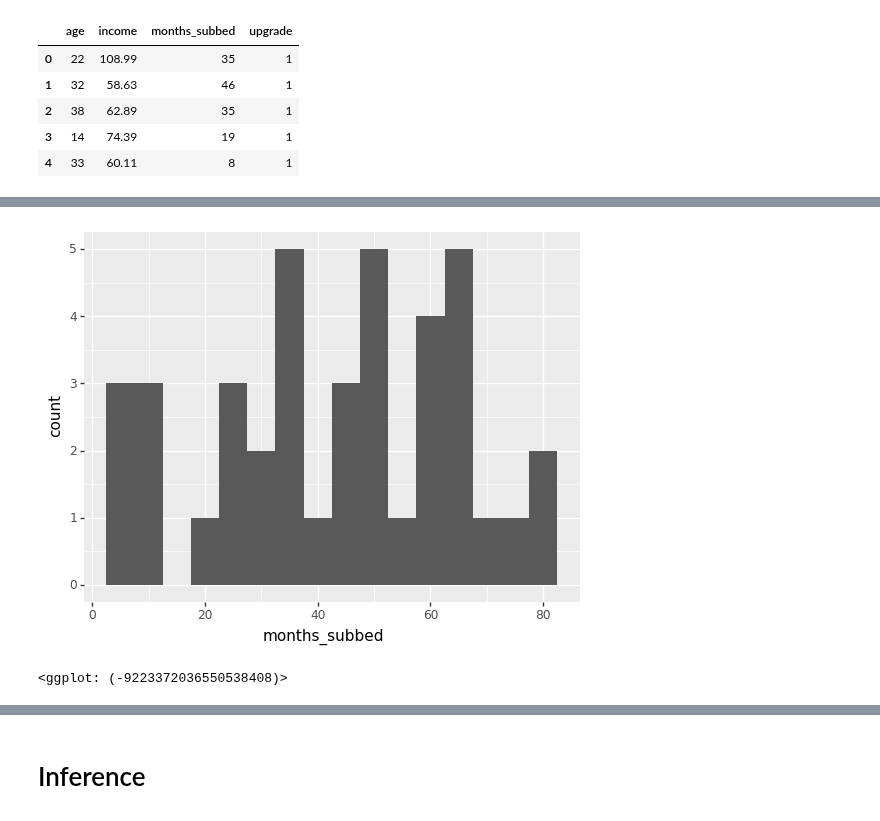
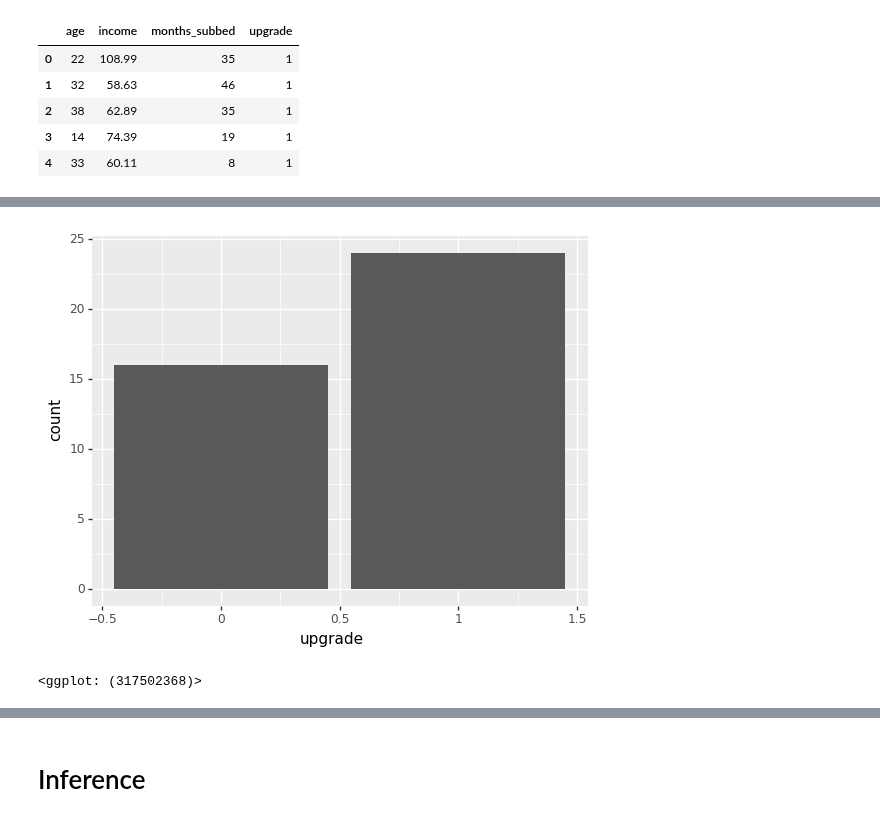
Before and after one commit to chelseaparlett/CPSC392ParlettPelleriti, a Jupyter notebook: InClass/SlidesAndMaterials/Materials/Class9_Blank.ipynb, the cells around one changed output, grey strips where cells are left out. Saved outputs shown, nothing was run; the diff lists cells and outputs as text; code cells hidden in the pictures.

```diff
--- a/InClass/SlidesAndMaterials/Materials/Class9_Blank.ipynb
+++ b/InClass/SlidesAndMaterials/Materials/Class9_Blank.ipynb
@@ -39,7 +46,6 @@ fashion.head() #examine
 # %%
 # plot
-
-(ggplot(fashion, aes(x = 'months_subbed')) + geom_histogram(binwidth = 5))
+(ggplot(fashion, aes("upgrade")) + geom_bar())
 # %% [output]
-[figure, old version]
+[figure, new version]
-<ggplot: (-9223372036550538408)>
+<ggplot: (317502368)>
```
Also changed, not shown: parts of 20 cells of this notebook, 4 other files.
